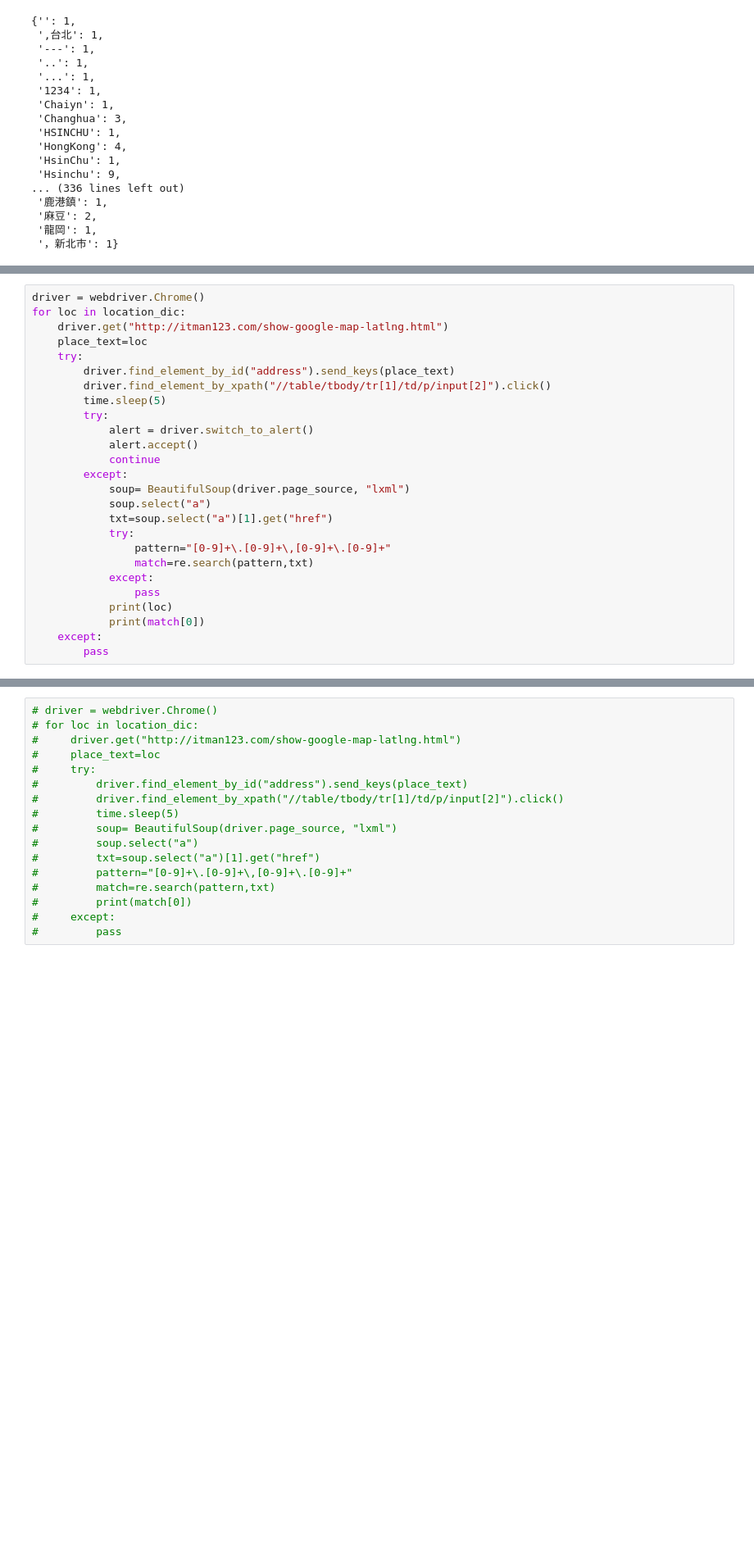
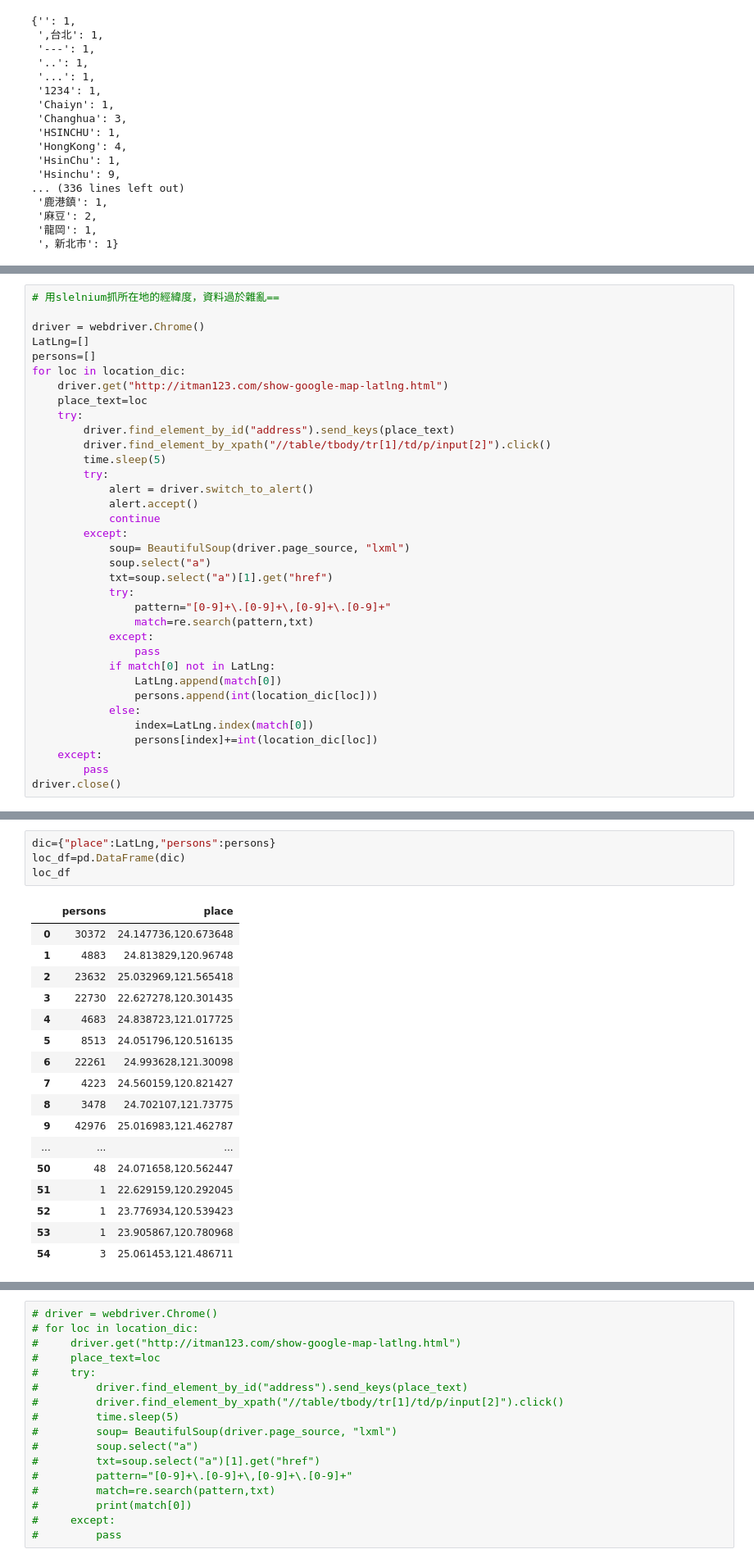
Before and after one commit to KungRayHo/python_project, a Jupyter notebook: week_4/91APP_map visualization.ipynb, the cells around one changed output, grey strips where cells are left out. Shown: that part at 82% size. Drawn from its saved outputs; the diff is of its cells as text; blank space fills up the shorter version.

```diff
--- a/week_4/91APP_map visualization.ipynb
+++ b/week_4/91APP_map visualization.ipynb
@@ -58,5 +53,9 @@ WebDriverException: Message: chrome not reachable
 # %%
+# 用slelnium抓所在地的經緯度，資料過於雜亂==
+
 driver = webdriver.Chrome()
+LatLng=[]
+persons=[]
 for loc in location_dic:
     driver.get("http://itman123.com/show-google-map-latlng.html")
     place_text=loc
@@ -77,8 +76,13 @@ for loc in location_dic:
                 match=re.search(pattern,txt)
             except:
                 pass
-            print(loc)
-            print(match[0])
+            if match[0] not in LatLng:
+                LatLng.append(match[0])
+                persons.append(int(location_dic[loc]))
+            else:
+                index=LatLng.index(match[0])
+                persons[index]+=int(location_dic[loc])
     except:
         pass
+driver.close()
 # %% [output]
@@ -110,0 +93,22 @@ fmap
+# %%
+dic={"place":LatLng,"persons":persons}
+loc_df=pd.DataFrame(dic)
+loc_df
+# %% [output]
+|  | persons | place |
+| 0 | 30372 | 24.147736,120.673648 |
+| 1 | 4883 | 24.813829,120.96748 |
+| 2 | 23632 | 25.032969,121.565418 |
+| 3 | 22730 | 22.627278,120.301435 |
+| 4 | 4683 | 24.838723,121.017725 |
+| 5 | 8513 | 24.051796,120.516135 |
+| 6 | 22261 | 24.993628,121.30098 |
+| 7 | 4223 | 24.560159,120.821427 |
+| 8 | 3478 | 24.702107,121.73775 |
+| 9 | 42976 | 25.016983,121.462787 |
+| ... | ... | ... |
+| 50 | 48 | 24.071658,120.562447 |
+| 51 | 1 | 22.629159,120.292045 |
+| 52 | 1 | 23.776934,120.539423 |
+| 53 | 1 | 23.905867,120.780968 |
+| 54 | 3 | 25.061453,121.486711 |
```
Also changed, not shown: parts of 4 cells of this notebook.
